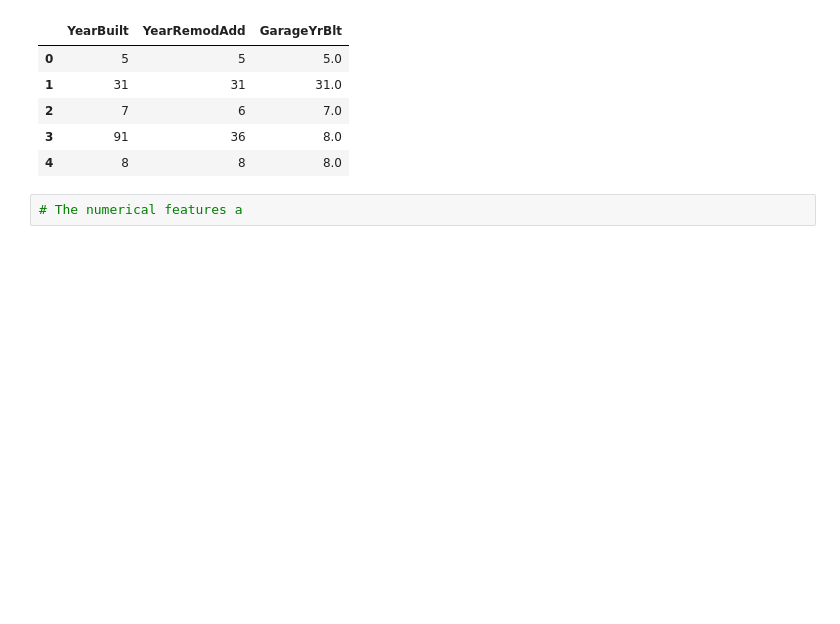
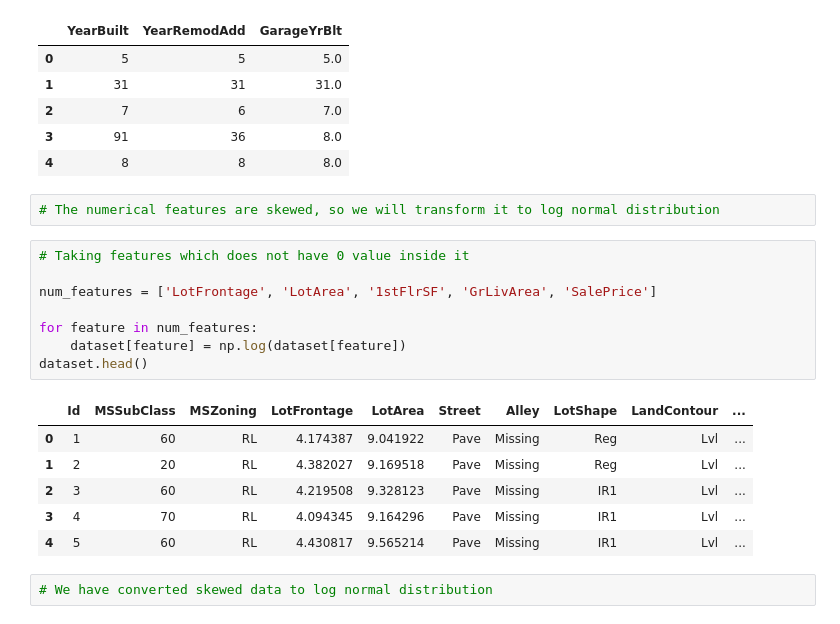
Before and after one commit to nitinverma99/House-Price-Prediction, a Jupyter notebook: Feature Engineering.ipynb, the cells around one changed output. Saved outputs shown, nothing was run; the diff lists cells and outputs as text; blank space fills up the shorter version.

```diff
--- a/Feature Engineering.ipynb
+++ b/Feature Engineering.ipynb
@@ -150,5 +150,22 @@ dataset[["YearBuilt", "YearRemodAdd", "GarageYrBlt"]].head()
 | 2 | 7 | 6 | 7.0 |
 | 3 | 91 | 36 | 8.0 |
 | 4 | 8 | 8 | 8.0 |
-# %%
-# The numerical features a
+# %%
+# The numerical features are skewed, so we will transform it to log normal distribution
+# %%
+# Taking features which does not have 0 value inside it
+
+num_features = ['LotFrontage', 'LotArea', '1stFlrSF', 'GrLivArea', 'SalePrice']
+
+for feature in num_features:
+    dataset[feature] = np.log(dataset[feature])
+dataset.head()
+# %% [output]
+|  | Id | MSSubClass | MSZoning | LotFrontage | LotArea | Street | Alley | LotShape | LandContour | ... |
+| 0 | 1 | 60 | RL | 4.174387 | 9.041922 | Pave | Missing | Reg | Lvl | ... |
+| 1 | 2 | 20 | RL | 4.382027 | 9.169518 | Pave | Missing | Reg | Lvl | ... |
+| 2 | 3 | 60 | RL | 4.219508 | 9.328123 | Pave | Missing | IR1 | Lvl | ... |
+| 3 | 4 | 70 | RL | 4.094345 | 9.164296 | Pave | Missing | IR1 | Lvl | ... |
+| 4 | 5 | 60 | RL | 4.430817 | 9.565214 | Pave | Missing | IR1 | Lvl | ... |
+# %%
+# We have converted skewed data to log normal distribution
```
Also changed, not shown: parts of 11 cells of this notebook, 2 other files.
